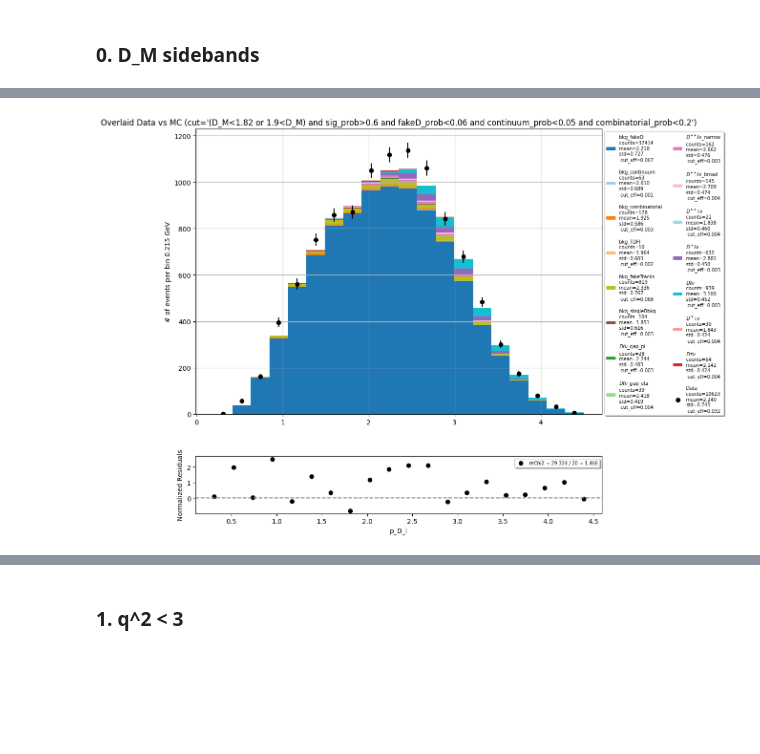
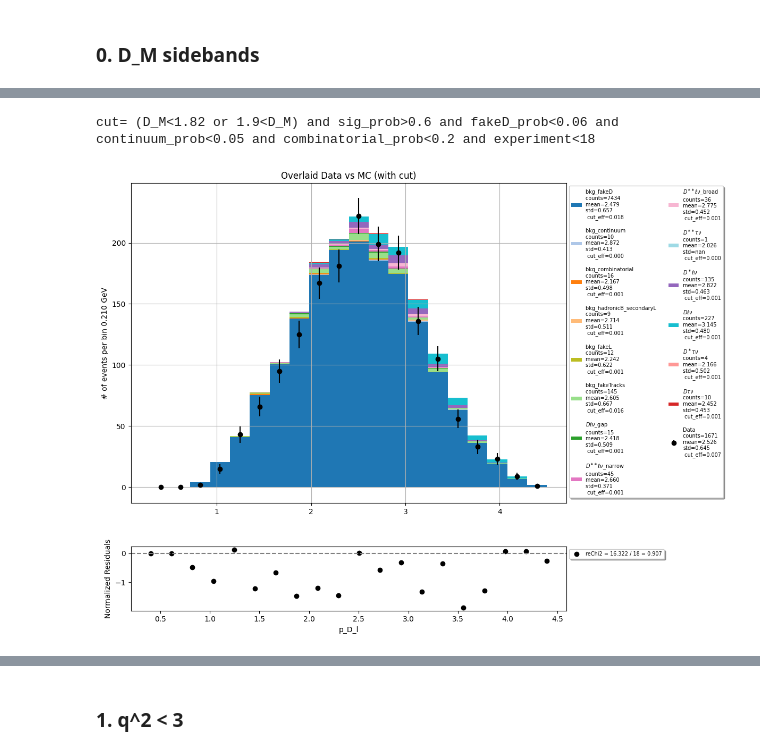
Before and after one commit to zjkjsd/inclusive_R_D, a Jupyter notebook: Notebooks/Plotting/2_PlotNtuple_norm_mu.ipynb, the cells around one changed output, grey strips where cells are left out. Saved outputs shown, nothing was run; the diff lists cells and outputs as text; code cells hidden in the pictures; blank space fills up the shorter version.

Commit message:
update util functions and retrain BDT with mismodeled variables removed

```diff
--- a/Notebooks/Plotting/2_PlotNtuple_norm_mu.ipynb
+++ b/Notebooks/Plotting/2_PlotNtuple_norm_mu.ipynb
@@ -231,10 +267,11 @@ mpl_mc.plot_mc_1d_overlaid(variable='ell_p',bins=b1,mask=[],cut='1.83<D_M and D_
 # %%
-# showing the fake D and sidebands in D_M
-b1 = np.linspace(0.2,4.5,21)
+# new sample, new plot, exp<18
+b1 = np.linspace(0.3,4.5,21)
 weights={'all_mc':0.25}
 data_hist_all, mc_hist_all = mpl.plot_data_mc_stacked(
-    variable='p_D_l',bins=b1,cut=f'(D_M<1.82 or 1.9<D_M) and {lgb_tight}',mask=[],
+    variable='p_D_l',bins=b1,cut=f'(D_M<1.82 or 1.9<D_M) and {lgb_tight} and experiment<18',mask=[],
     figsize=(12,9),ratio=False,legend_nc=2,legend_fs=7,weights=weights,
-    apply_eventByEvent_correction=True, eventByEvent_weight_col='total_PID_weight')
+    apply_eventByEvent_correction=True, eventByEvent_weight_col='ell_Weight')
 # %% [output]
+cut= (D_M<1.82 or 1.9<D_M) and sig_prob>0.6 and fakeD_prob<0.06 and continuum_prob<0.05 and combinatorial_prob<0.2 and experiment<18
-[figure, old version]
+[figure, new version]
```
Also changed, not shown: parts of 20 cells of this notebook, 18 other files.
